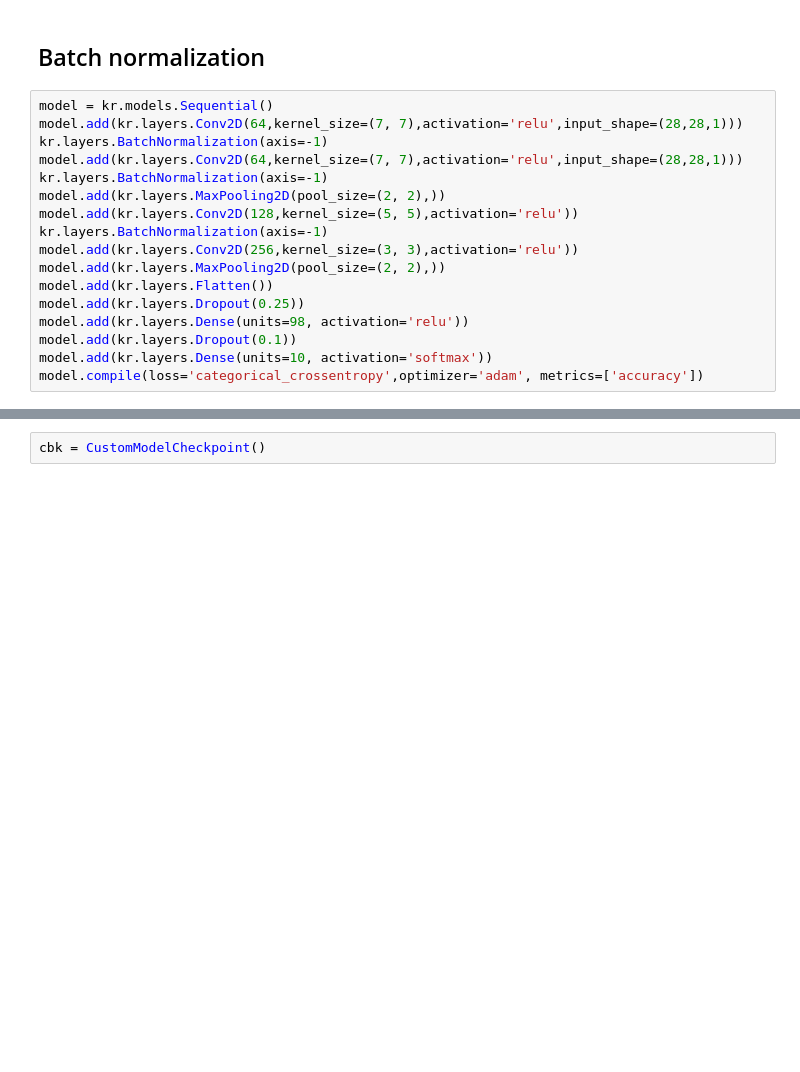
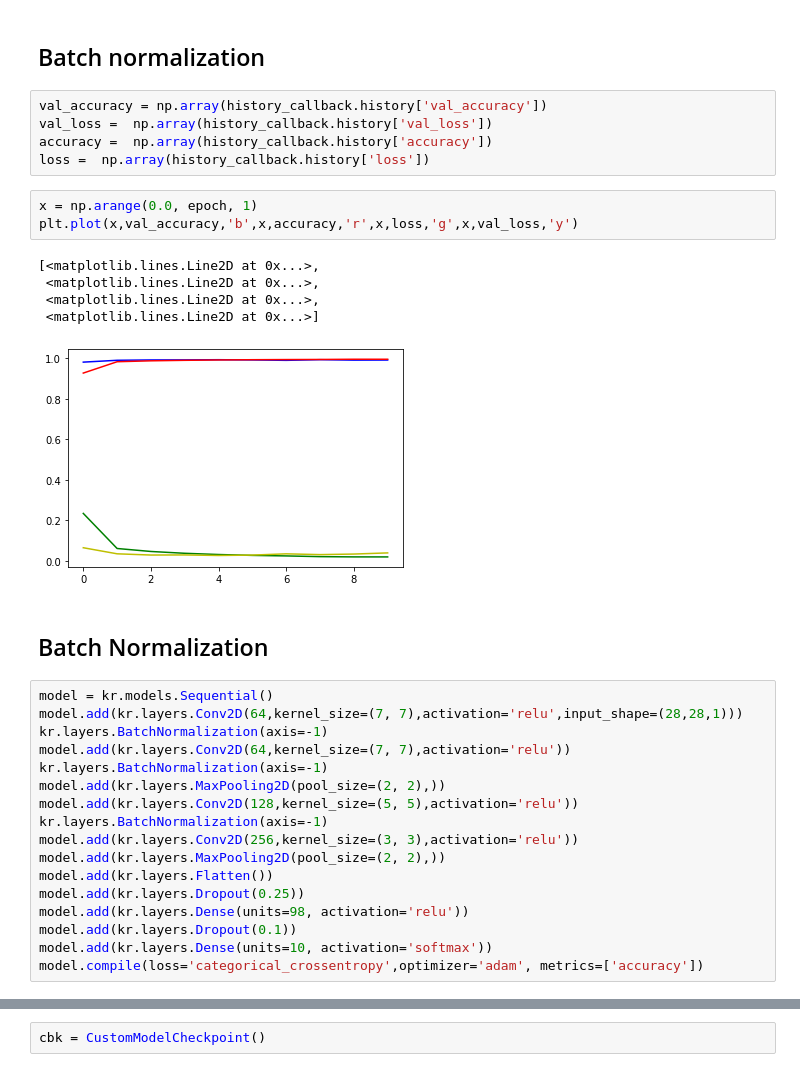
Before and after one commit to JoseIgnacioRetamalThomsen/Emerging-Technologies-Assessment-2019, a Jupyter notebook: model/Model.ipynb, the cells around one changed output, grey strips where cells are left out. Cells and saved outputs as stored; diff of their text form; blank space fills up the shorter version.

```diff
--- a/model/Model.ipynb
+++ b/model/Model.ipynb
@@ -571,10 +631,26 @@ Epoch 10/10
 # %% [markdown]
 ## Batch normalization
+# %%
+val_accuracy = np.array(history_callback.history['val_accuracy'])
+val_loss =  np.array(history_callback.history['val_loss'])
+accuracy =  np.array(history_callback.history['accuracy'])
+loss =  np.array(history_callback.history['loss'])
+# %%
+x = np.arange(0.0, epoch, 1)
+plt.plot(x,val_accuracy,'b',x,accuracy,'r',x,loss,'g',x,val_loss,'y')
+# %% [output]
+[<matplotlib.lines.Line2D at 0x...>,
+ <matplotlib.lines.Line2D at 0x...>,
+ <matplotlib.lines.Line2D at 0x...>,
+ <matplotlib.lines.Line2D at 0x...>]
+[figure, added]
+# %% [markdown]
+## Batch Normalization
 # %%
 model = kr.models.Sequential()
 model.add(kr.layers.Conv2D(64,kernel_size=(7, 7),activation='relu',input_shape=(28,28,1)))
 kr.layers.BatchNormalization(axis=-1)
-model.add(kr.layers.Conv2D(64,kernel_size=(7, 7),activation='relu',input_shape=(28,28,1)))
+model.add(kr.layers.Conv2D(64,kernel_size=(7, 7),activation='relu'))
 kr.layers.BatchNormalization(axis=-1)
 model.add(kr.layers.MaxPooling2D(pool_size=(2, 2),))
 model.add(kr.layers.Conv2D(128,kernel_size=(5, 5),activation='relu'))
```
Also changed, not shown: parts of 68 cells of this notebook, 10 other files.
